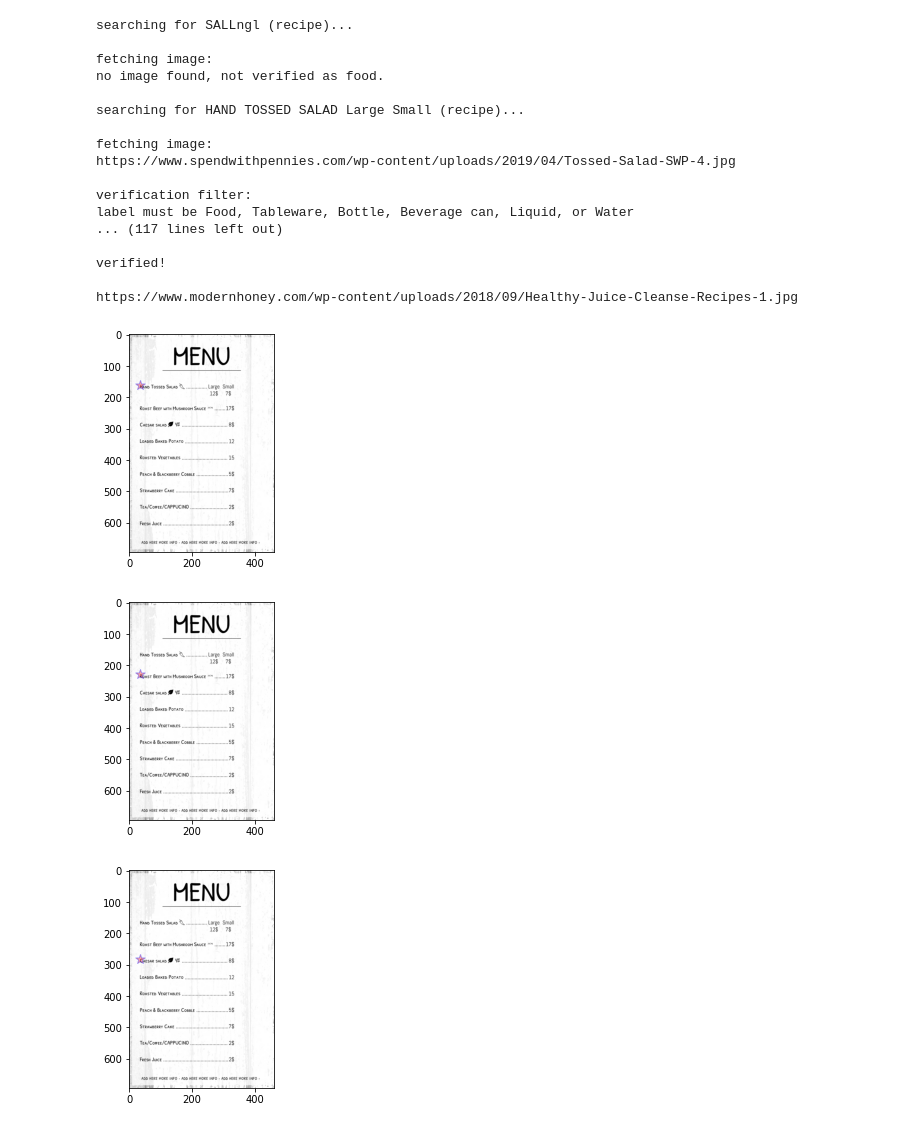
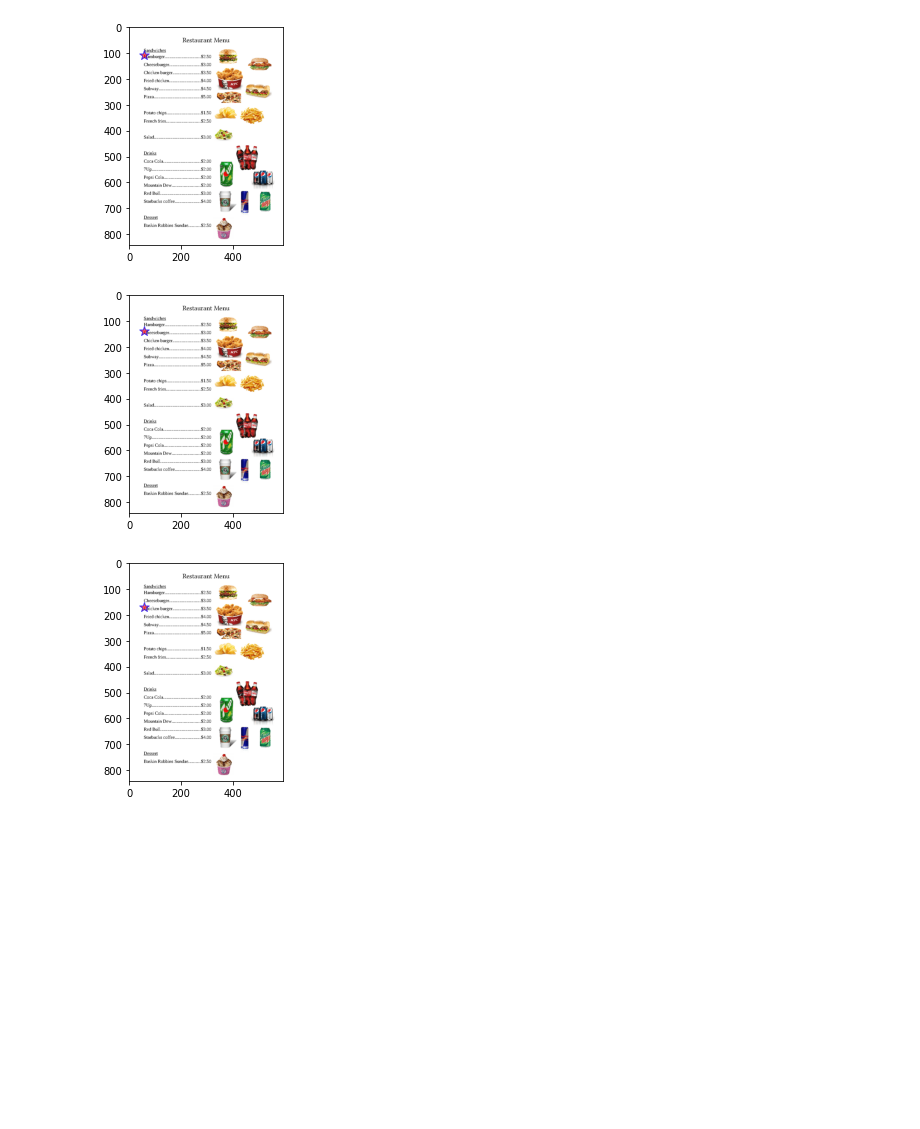
Before and after one commit to nguyenngocyennga/menu_me, a Jupyter notebook: notebooks/alan_updated_stripper_and_food_checker.ipynb, the cells around one changed output. Drawn from its saved outputs; the diff is of its cells as text; code cells hidden in the pictures; blank space fills up the shorter version.

Commit message:
updated food checker with drinks csv

```diff
--- a/notebooks/alan_updated_stripper_and_food_checker.ipynb
+++ b/notebooks/alan_updated_stripper_and_food_checker.ipynb
@@ -22,7 +28,7 @@ def get_language(response):
 def strip_menu(response):
 
     # remove these chars from entry
-    chars_to_remove = '0123456789!"\'#$%&()*+,-./:;<=>?@[\]^_`{|}~♦●★‒…£¡™¢∞§¶•ªº–≠≠œ∑´®†¥¨≤≥÷ç√€'
+    chars_to_remove = '0123456789!"\'#$%&()*+,-./:;<=>?@[\]^_`{|}~♦●★‒…£¡™¢∞§¶•ªº–≠≠œ∑´®†¥¨≤≥÷ç√€。'
 
     # remove entry if it exactly matches any of these
     drop_exact_words = ['sandwiches','restaurant','menu',
@@ -32,7 +38,7 @@ def strip_menu(response):
                        'dinner','supper','starter','starters','local',
                         'fresh','food','main','your','logo','brand name'
                        'monday','tuesday','wednesday','thursday','friday',
-                       'saturday','sunday']
+                       'saturday','sunday','coca cola cola']
 
     # remove these words from entry
     words_to_remove = ['menu','restaurant','price','appetizer',
@@ -442,8 +612,8 @@ def map_text_boxes(detected_df, stripped_menu, language='en'):
 # %%
-def show_text_boxes(path, coord_dict):
+def show_menu_markers(path, coord_dict):
     import io
     from matplotlib import pyplot as plt
-    from matplotlib import patches as pch
+    #from matplotlib import patches as pch
 
 
     a = plt.imread(path)
@@ -451,5 +621,5 @@ def show_text_boxes(path, coord_dict):
     ax.imshow(a)
 
     for value in coord_dict.values():
-        ax.scatter(x = value[0][0], y = value[0][1], alpha=.33, marker ="*", c='red', edgecolors='blue', s=100)
+        ax.scatter(x = value[0], y =value[1], alpha=.66, marker ="*", c='red', edgecolors='blue', s=100)
 # %% [markdown]
@@ -457,11 +627,10 @@ def show_text_boxes(path, coord_dict):
 # %%
 # back end
-path = '../raw_data/all_menus/english_menu_10.jpg'
+path = '../raw_data/all_menus/english_menu_1.png'
 response = text_detection_full_response(path)
 language = get_language(response)
 stripped_menu = strip_menu(response)
-detected_df = detect_text_boxes(response)
-box_dict = map_text_boxes(detected_df, stripped_menu, language)
+detected_df = detect_text_points(response)
 # %% [output]
 language:
 en
@@ -482,0 +652,2 @@ stripped menu:
+# %%
+final_item_locations = detect_item_locations(detected_df, stripped_menu, language)
@@ -483,57 +656,10 @@ stripped menu:
 # %%
-# front end
-path = '../raw_data/all_menus/english_menu_10.jpg'
-
-# gets box_dict from api call
-
-# if no coords found in box_dict, skip menu boxing...
-if all(element == None for element in box_dict.values()):
-
-    # and just fetch/check food pics
-    for key in box_dict.keys():
-        image_url = optimized_image_fetch_and_check(key)
-
-# if box_dict does contain coords...
-else:
-
-    # verified items will be added here to show fully boxed menu at the end
-    verified_box_dict = dict()
-
-    # looks for food image for each item in box_dict:
-    for key,value in box_dict.items():
-        image_url = optimized_image_fetch_and_check(key)
-
-        # if food image found...
-        if image_url is not None:
-
-            # show menu with that item boxed
-            coord_dict = {key:value}
-            show_text_boxes(path, coord_dict)
-
-            # add item to verified_box_dict
-            verified_box_dict[key] = value
-
-
-    # show menu with all found items boxed
-    show_text_boxes(path, verified_box_dict)
+path = '../raw_data/all_menus/english_menu_1.png'
+for key,value in final_item_locations.items():
+    if value !=None:
+        coord_dict = {key:value}
+        show_menu_markers(path, coord_dict)
 # %% [output]
-searching for SALLngl (recipe)...
-
-fetching image:
-no image found, not verified as food.
-
-searching for HAND TOSSED SALAD Large Small (recipe)...
-
-fetching image:
-https://www.spendwithpennies.com/wp-content/uploads/2019/04/Tossed-Salad-SWP-4.jpg
-
-verification filter:
-label must be Food, Tableware, Bottle, Beverage can, Liquid, or Water
-... (117 lines left out)
-
-verified!
-
-https://www.modernhoney.com/wp-content/uploads/2018/09/Healthy-Juice-Cleanse-Recipes-1.jpg
-[figure, old version]
+[figure, new version]
-[figure, old version]
+[figure, new version]
-[figure, old version]
+[figure, new version]
```
Also changed, not shown: parts of 17 cells of this notebook, 1 other file.
